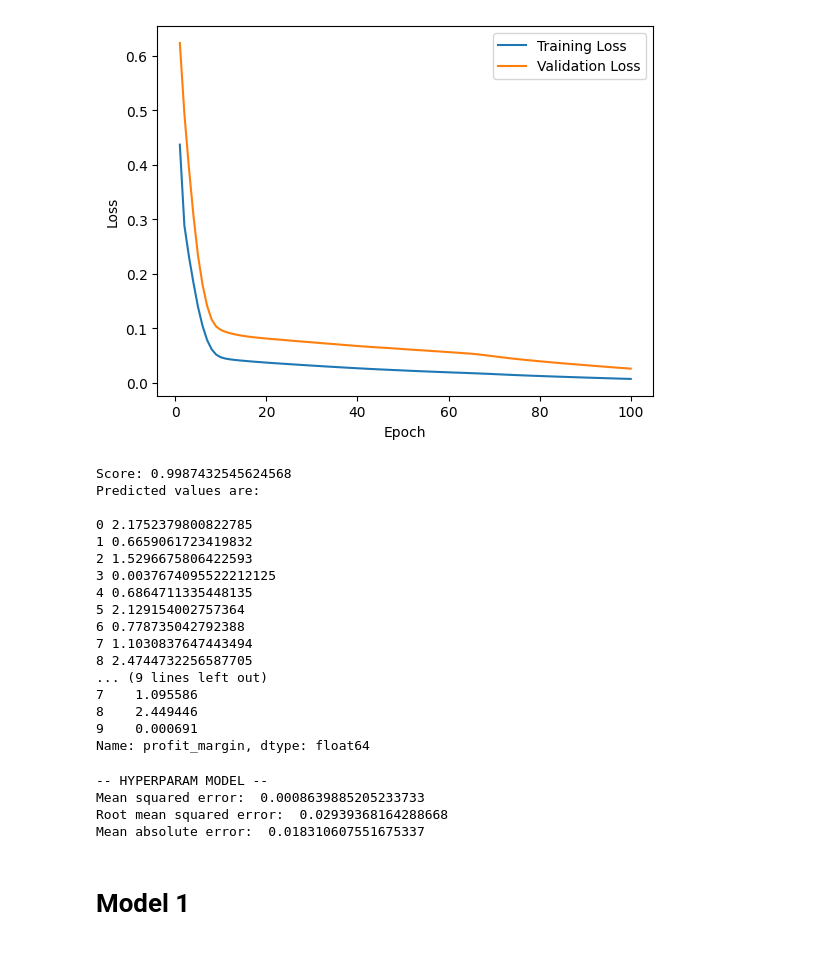
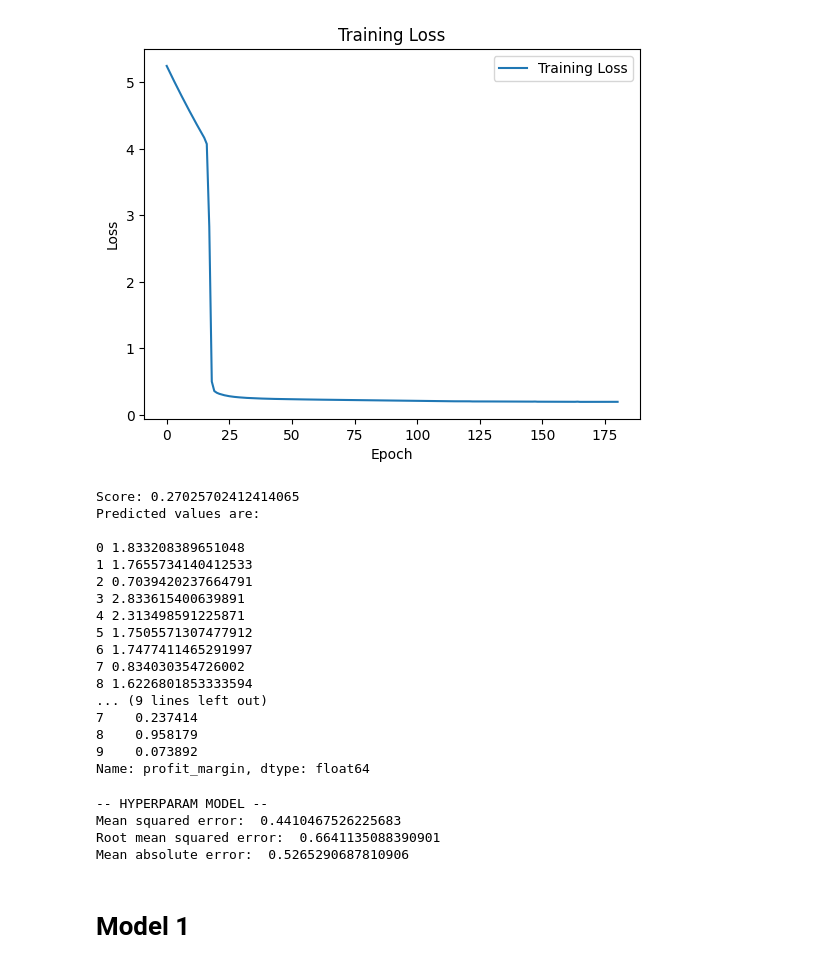
Before and after one commit to hscottvo/CS235-Project, a Jupyter notebook: nn.ipynb, the cells around one changed output. Drawn from its saved outputs; the diff is of its cells as text; code cells hidden in the pictures.

```diff
--- a/nn.ipynb
+++ b/nn.ipynb
@@ -19,8 +19,8 @@ train = pd.read_csv("train.csv")
 test = pd.read_csv("test.csv")
 validate = pd.read_csv("validation.csv")
 
-# for i in train.columns:
-#     print(i)
+for i in train.columns:
+    print(i)
 
 # print(train["profit_margin"])
 
@@ -124,15 +142,3 @@ Mean absolute error:  0.11937085286127369
 # %%
-nn_hyperparam = MLPRegressor(hidden_layer_sizes=(50, 40, 30, 20, 10, 1), verbose = True, activation='relu', solver='adam', alpha=0.0001, batch_size='auto', learning_rate='constant', learning_rate_init=0.001, tol=0.0001,validation_fraction = 0.2, early_stopping=True).fit(X_train, y_train)
-# train_losses = []
-# val_losses = []
-
-# # Training loop
-# for epoch in range(1, 150):  # Adjust the number of epochs as needed
-#     nn_hyperparam.partial_fit(X_train, y_train)  # Incremental training for better loss tracking
-#     train_loss = nn_hyperparam.loss_
-#     y_val_pred = nn_hyperparam.predict(X_val)
-#     val_loss = metrics.mean_squared_error(y_val, y_val_pred)
-#     train_losses.append(train_loss)
-#     val_losses.append(val_loss)
-#     print(f"Epoch {epoch}, Training Loss: {train_loss}, Validation Loss: {val_loss}")
+nn_hyperparam = MLPRegressor(hidden_layer_sizes=(40, 30, 20, 10, 1), verbose = True, activation='relu', solver='adam', alpha=0.0001, batch_size='auto', learning_rate='adaptive', learning_rate_init=0.001, tol=0.0001,validation_fraction = 0.2, early_stopping=True).fit(X_train, y_train)
 # %% [output]
@@ -155,37 +161,37 @@ Validation score: 0.998793
 Validation score did not improve more than tol=0.000100 for 10 consecutive epochs. Stopping.
 # %%
 plt.figure()
-plt.plot(range(1, len(train_losses) + 1), train_losses, label='Training Loss')
-plt.plot(range(1, len(val_losses) + 1), val_losses, label='Validation Loss')
+plt.plot( nn_hyperparam.loss_curve_, label='Training Loss')
+plt.title('Training Loss')
 plt.xlabel('Epoch')
 plt.ylabel('Loss')
 plt.legend()
 plt.show()
 
 print("Score:",nn_hyperparam.score(X_test, y_test))
 predictions = nn_hyperparam.predict(X_test[:10])
 print("Predicted values are: \n")
 for i, val in enumerate(predictions):
     print(i,val)
 print("Real values are: \n", y_test[:10])
 # %% [output]
-[figure, old version]
+[figure, new version]
-Score: 0.9987432545624568
+Score: 0.27025702412414065
 Predicted values are:
 
-0 2.1752379800822785
-1 0.6659061723419832
-2 1.5296675806422593
-3 0.0037674095522212125
-4 0.6864711335448135
-5 2.129154002757364
-6 0.778735042792388
-7 1.1030837647443494
-8 2.4744732256587705
+0 1.833208389651048
+1 1.7655734140412533
+2 0.7039420237664791
+3 2.833615400639891
+4 2.313498591225871
+5 1.7505571307477912
+6 1.7477411465291997
+7 0.834030354726002
+8 1.6226801853333594
 ... (9 lines left out)
-7    1.095586
-8    2.449446
-9    0.000691
+7    0.237414
+8    0.958179
+9    0.073892
 Name: profit_margin, dtype: float64
 # %%
 
@@ -199,9 +205,9 @@ print("Root mean squared error: ", rmse)
 print('Mean absolute error: ', mae)
 # %% [output]
 -- HYPERPARAM MODEL --
-Mean squared error:  0.0008639885205233733
-Root mean squared error:  0.02939368164288668
-Mean absolute error:  0.018310607551675337
+Mean squared error:  0.4410467526225683
+Root mean squared error:  0.6641135088390901
+Mean absolute error:  0.5265290687810906
 # %% [markdown]
 # Model 1
 # %%
```
Also changed, not shown: parts of 13 cells of this notebook, 3 other files.
